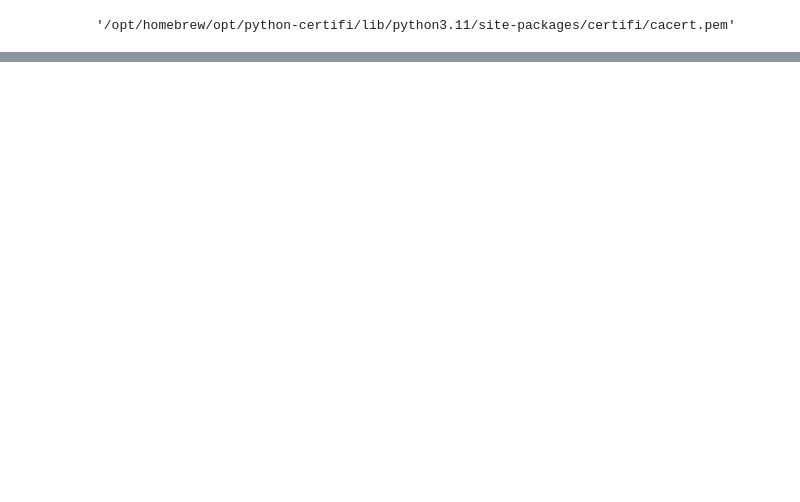
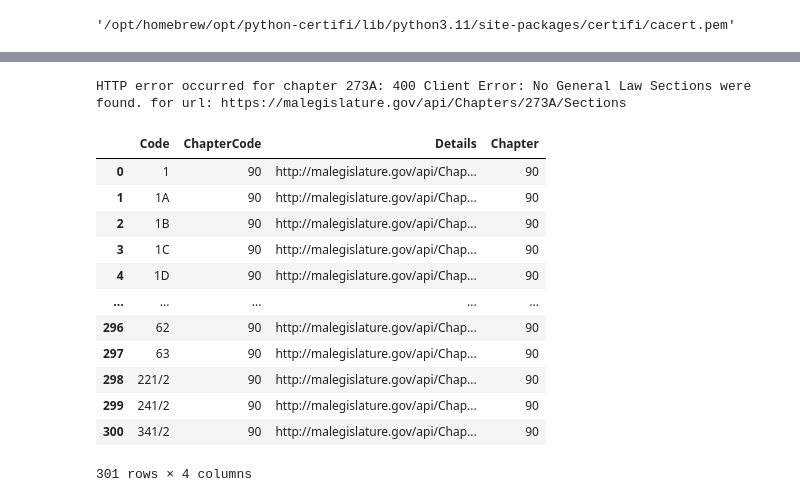
Before and after one commit to kd1882/watch-commander, a Jupyter notebook: docs/notebooks/mgl_swagger_api.ipynb, the cells around one changed output, grey strips where cells are left out. Drawn from its saved outputs; the diff is of its cells as text; code cells hidden in the pictures; blank space fills up the shorter version.

```diff
--- a/docs/notebooks/mgl_swagger_api.ipynb
+++ b/docs/notebooks/mgl_swagger_api.ipynb
@@ -128,9 +143,9 @@ SSLError: HTTPSConnectionPool(host='malegislature.gov', port=443): Max retries e
 # %%
 # Attempt #3 with verify off
-chapter_response = requests.get(chapters_request_url, verify=False)
+# chapter_response = requests.get(chapters_request_url, verify=False)
 
-if chapter_response.status_code == 200:
-    chapter_json = chapter_response.json()
-else: chapter_response.raise_for_status()
+# if chapter_response.status_code == 200:
+#     chapter_json = chapter_response.json()
+# else: chapter_response.raise_for_status()
 
-print(chapter_json)
+# print(chapter_json)
@@ -212,3 +206,53 @@ df2['Code'].to_list()
+# %%
+def retrieve_mgl_chapters(chapters):
+    """
+    Retrieve sections for each chapter in the Massachusetts General Laws.
+
+    Args:
+    chapters (list): A list of chapter numbers as strings.
+
+    Returns:
+    pd.DataFrame: A DataFrame containing all sections of the specified chapters.
+    """
+    base_url = "https://malegislature.gov/api/Chapters/{}/Sections"
+    all_chapters_data = []
+
+    for chapter in chapters:
+        try:
+            response = requests.get(base_url.format(chapter))
+            response.raise_for_status()  # Will raise HTTPError for 4XX/5XX responses
+            chapter_json = response.json()
+            chapter_df = pd.DataFrame(chapter_json)
+            chapter_df['Chapter'] = chapter  # Adding chapter number for reference
+            all_chapters_data.append(chapter_df)
+        except requests.HTTPError as http_err:
+            print(f"HTTP error occurred for chapter {chapter}: {http_err}")
+        except Exception as err:
+            print(f"An error occurred for chapter {chapter}: {err}")
+
+    all_chapters_df = pd.concat(all_chapters_data, ignore_index=True)
+    return all_chapters_df
+
+# Example usage
+full_mgl_df = retrieve_mgl_chapters(mgl_chapters)
+# %% [output]
+HTTP error occurred for chapter 273A: 400 Client Error: No General Law Sections were found. for url: https://malegislature.gov/api/Chapters/273A/Sections
+# %%
+full_mgl_df[full_mgl_df['ChapterCode'] == '90']
+# %% [output]
+|  | Code | ChapterCode | Details | Chapter |
+| 0 | 1 | 90 | http://malegislature.gov/api/Chap... | 90 |
+| 1 | 1A | 90 | http://malegislature.gov/api/Chap... | 90 |
+| 2 | 1B | 90 | http://malegislature.gov/api/Chap... | 90 |
+| 3 | 1C | 90 | http://malegislature.gov/api/Chap... | 90 |
+| 4 | 1D | 90 | http://malegislature.gov/api/Chap... | 90 |
+| ... | ... | ... | ... | ... |
+| 296 | 62 | 90 | http://malegislature.gov/api/Chap... | 90 |
+| 297 | 63 | 90 | http://malegislature.gov/api/Chap... | 90 |
+| 298 | 221/2 | 90 | http://malegislature.gov/api/Chap... | 90 |
+| 299 | 241/2 | 90 | http://malegislature.gov/api/Chap... | 90 |
+| 300 | 341/2 | 90 | http://malegislature.gov/api/Chap... | 90 |
+301 rows × 4 columns
 # %%
 # Test of pulling c90s10
 
```
Also changed, not shown: parts of 32 cells of this notebook, 9 other files.
